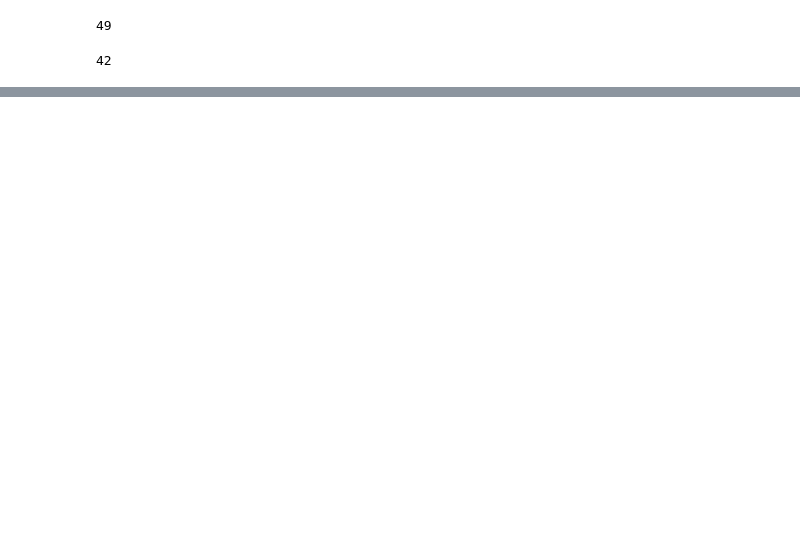
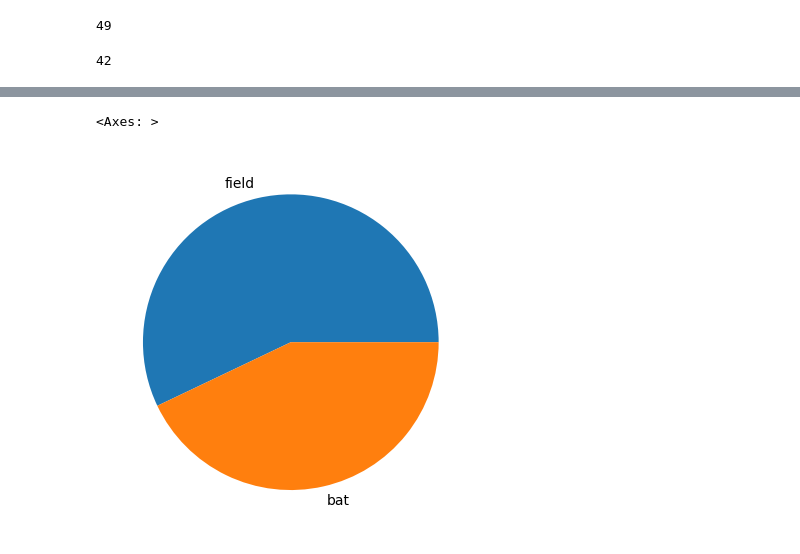
Before and after one commit to shakir869/IPL-match-prediction, a Jupyter notebook: IPLanalysis.ipynb, the cells around one changed output, grey strips where cells are left out. Cells and saved outputs as stored; diff of their text form; code cells hidden in the pictures; blank space fills up the shorter version.

```diff
--- a/IPLanalysis.ipynb
+++ b/IPLanalysis.ipynb
@@ -161,0 +297,5 @@ data[mask1 & mask2].shape[0]
+# %%
+data['toss_decision'].value_counts().plot(kind ='pie')
+# %% [output]
+<Axes: >
+[figure, added]
```
Also changed, not shown: parts of 15 cells of this notebook.
